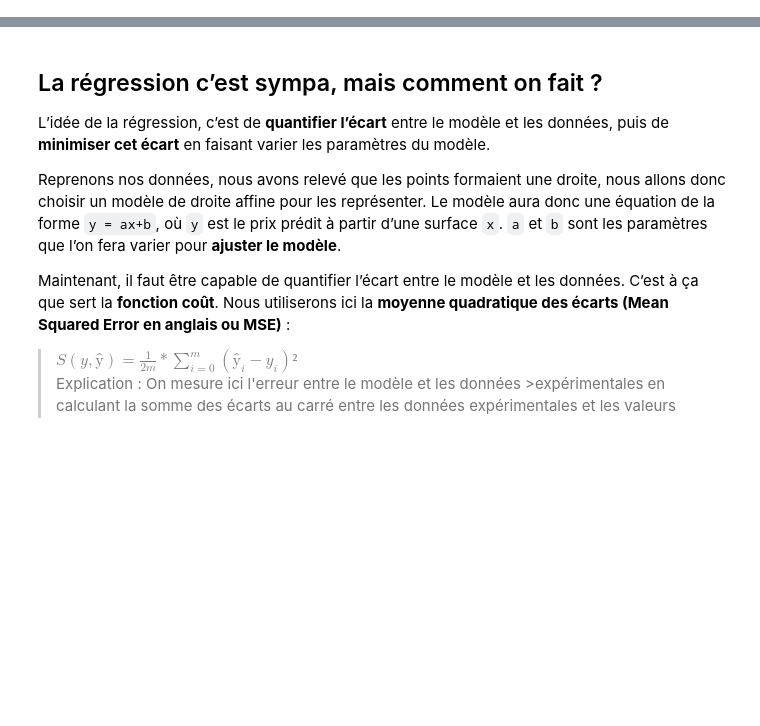
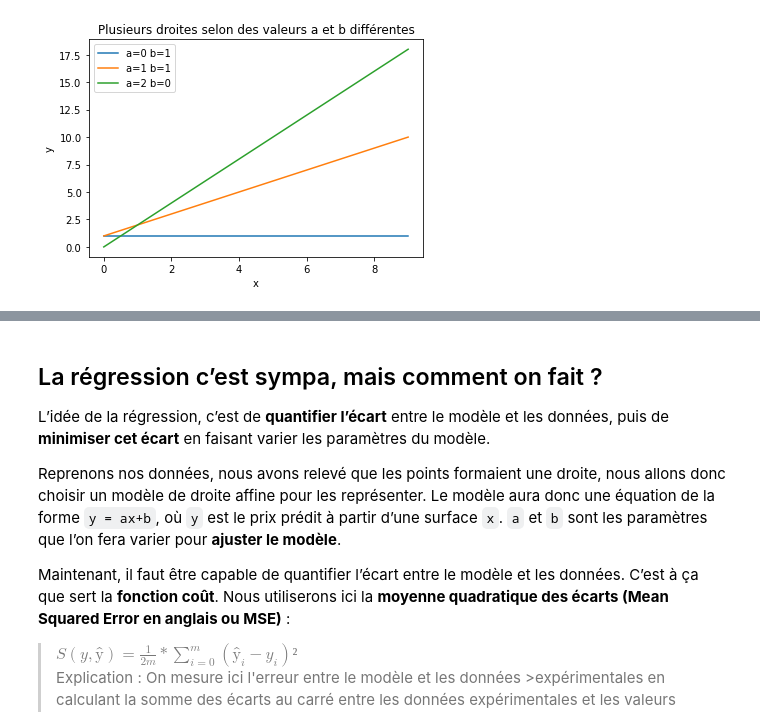
Before and after one commit to ia-z/ia-z, a Jupyter notebook: docs/Cours fondamentaux ML/3 - Regression lineaire.ipynb, the cells around one changed output, grey strips where cells are left out. Cells and saved outputs as stored; diff of their text form; code cells hidden in the pictures; blank space fills up the shorter version.

```diff
--- a/docs/Cours fondamentaux ML/3 - Regression lineaire.ipynb
+++ b/docs/Cours fondamentaux ML/3 - Regression lineaire.ipynb
@@ -26,0 +35,24 @@ C’est ici qu’intervient la régression linéaire : Nous allons expliquer la
+# %%
+import numpy as np
+import matplotlib.pyplot as plt
+
+
+def f(x: np.ndarray, a: float, b: float) -> np.ndarray:
+    return a * x + b
+
+
+x = np.arange(10)
+a_list = [0, 1, 2]
+b_list = [1, 1, 0]
+
+for a, b in zip(a_list, b_list):
+    y = f(x, a, b)
+    plt.plot(x, y, label=f'a={a} b={b}')
+
+plt.title('Plusieurs droites selon des valeurs a et b différentes')
+plt.xlabel('x')
+plt.ylabel('y')
+plt.legend()
+plt.show()
+# %% [output]
+[figure, added]
```
Also changed, not shown: parts of 17 cells of this notebook, 1 other file.
